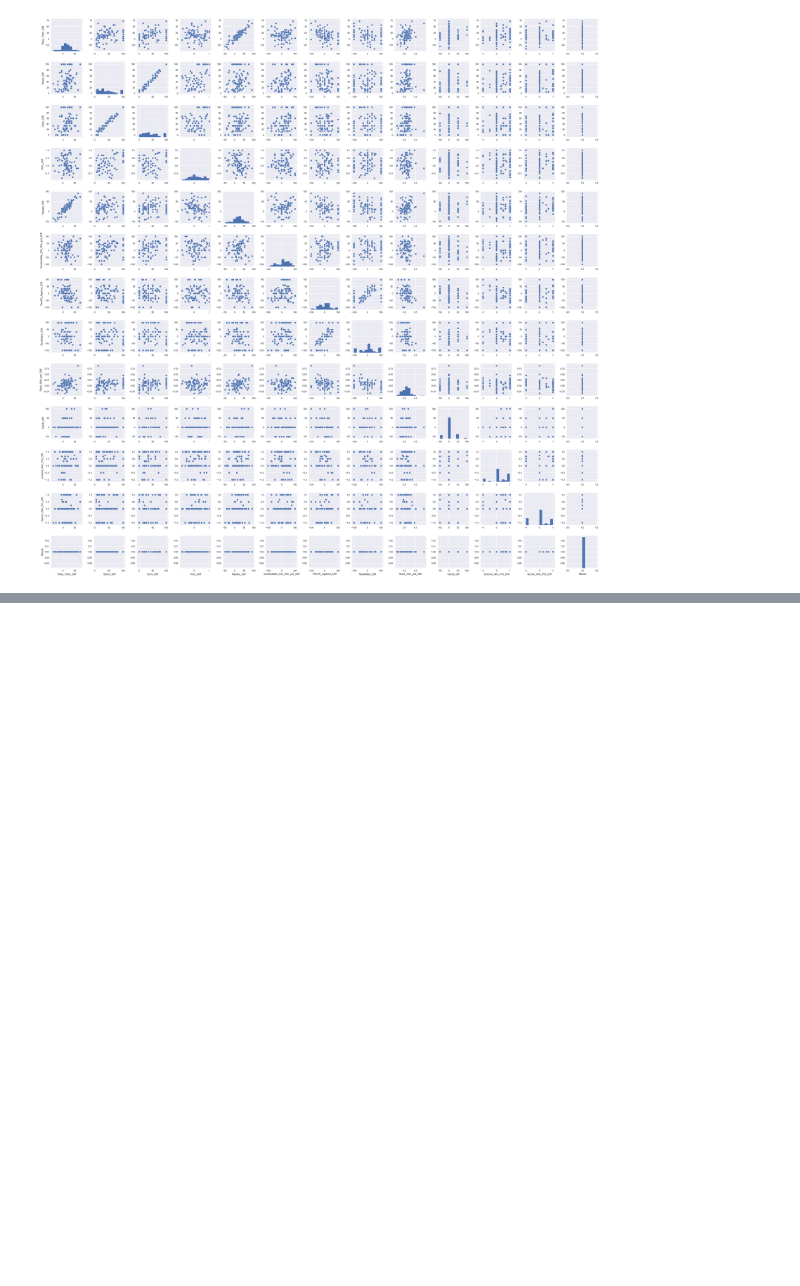
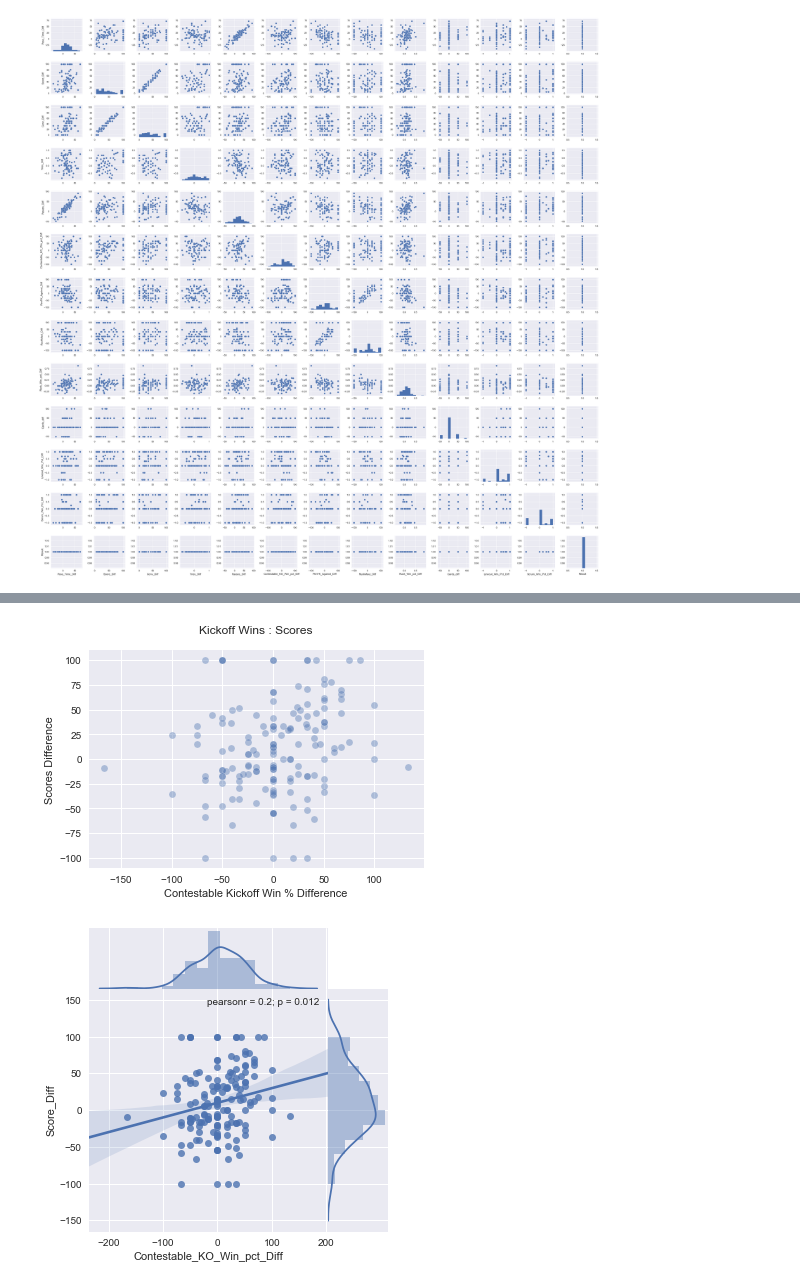
Before and after one commit to chudzikr/Springboard_Capstone1, a Jupyter notebook: code/EDA_diffdata.ipynb, the cells around one changed output, grey strips where cells are left out. Cells and saved outputs as stored; diff of their text form; code cells hidden in the pictures; blank space fills up the shorter version.

```diff
--- a/code/EDA_diffdata.ipynb
+++ b/code/EDA_diffdata.ipynb
@@ -458,0 +471,15 @@ plt.show()
+# %%
+# Scatter Plot
+plt.scatter(df['Contestable_KO_Win_pct_Diff'], df['Score_Diff'],
+            alpha=0.4, edgecolors='w')
+
+plt.xlabel('Contestable Kickoff Win % Difference')
+plt.ylabel('Scores Difference')
+plt.title('Kickoff Wins : Scores',y=1.05)
+
+# Joint Plot
+jp = sns.jointplot(x='Contestable_KO_Win_pct_Diff', y='Score_Diff', data=df,
+                   kind='reg', space=0, size=5, ratio=4)
+# %% [output]
+[figure, added]
+[figure, added]
```
Also changed, not shown: parts of 9 cells of this notebook.
